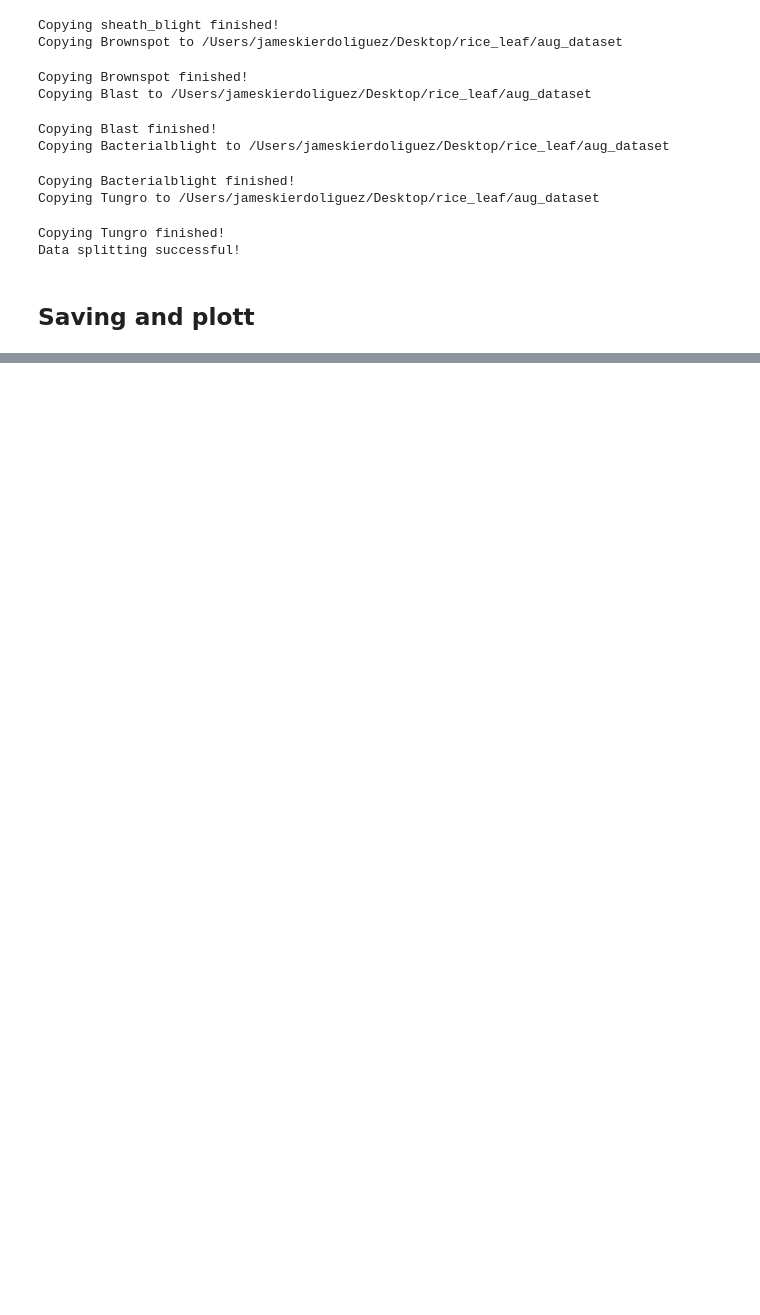
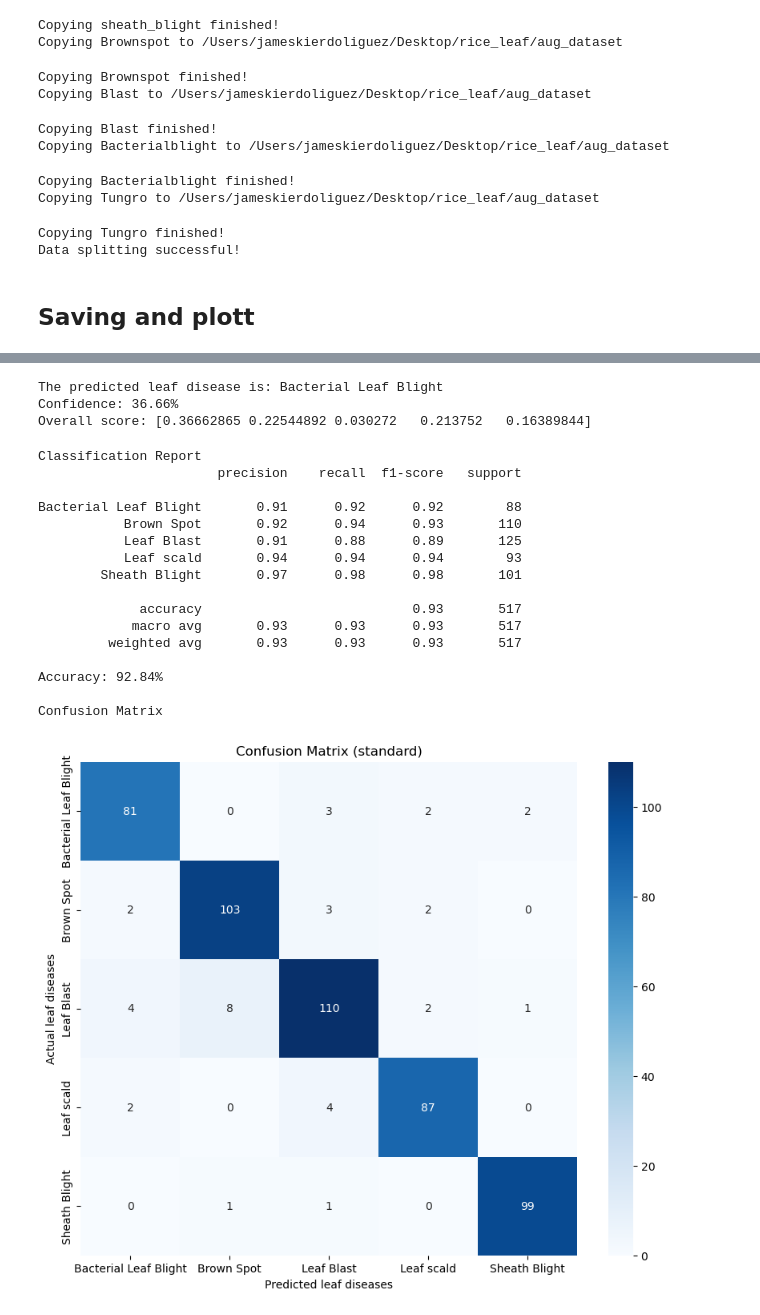
Before and after one commit to Toki001/thesis, a Jupyter notebook: Thesis_Torch-based.ipynb, the cells around one changed output, grey strips where cells are left out. Drawn from its saved outputs; the diff is of its cells as text; code cells hidden in the pictures; blank space fills up the shorter version.

```diff
--- a/Thesis_Torch-based.ipynb
+++ b/Thesis_Torch-based.ipynb
@@ -57,19 +57,18 @@ from albumentations.pytorch import ToTensorV2
 training_pipeline = A.Compose([
 
     A.Resize(height=224, width=224),
-    A.RandomCrop(height=180, width=180, p=1.0),
-    A.Resize(height=224, width=224),
+    A.RandomResizedCrop(size=(224, 224), scale=(0.8, 1.0), p=1.0),
     A.HorizontalFlip(p=0.5),
     A.VerticalFlip(p=0.5),
-    A.Rotate(limit=45, p=0.4),
+    A.Rotate(limit=40, p=0.7),
+    A.GridDistortion(p=0.3),
 
-    A.RandomBrightnessContrast(brightness_limit=(-0.3, 0.3), contrast_limit=(-0.2, 0.2), p=0.4),
+    A.RandomBrightnessContrast(brightness_limit=(-0.3, 0.3), contrast_limit=(-0.2, 0.2), p=0.5),
     A.ColorJitter(brightness=0.2, contrast=0.2, saturation=0.2, hue=0.2, p=0.4),
 
     A.OneOf([
         A.GaussNoise(std_range=(0.1, 0.2), per_channel=True, p=0.4),
-        A.RandomRain(slant_range=(-15, 15), drop_length=15, drop_width=1, rain_type="default", blur_value=7, p=0.4),
-        A.CoarseDropout(num_holes_range=(1, 3), hole_height_range=(0.1, 0.25), hole_width_range=(0.1, 0.25), fill=0, p=0.4)
+        A.CoarseDropout(num_holes_range=(1, 8), hole_height_range=(0.1, 0.25), hole_width_range=(0.1, 0.25), fill=0, p=0.5)
     ], p=0.5),
 
     A.Normalize(mean=(0.485, 0.456, 0.406), std=(0.229, 0.224, 0.225)),
@@ -935,0 +1045,44 @@ Confusion Matrix
+# %%
+import torchvision.models as models
+
+classes_names = train_set.classes
+if torch.cuda.is_available():
+    hardware = torch.device("cuda")
+elif torch.backends.mps.is_available():
+    hardware = torch.device("mps")
+else:
+    hardware = torch.device("cpu")
+model_inference = LeafDiseaseClassifierShuffleNetV2(num_classes=len(classes_names))
+model_inference.load_state_dict(torch.load(
+    '/Users/jameskierdoliguez/Desktop/models/ShuffleNetV2/ShuffleNetV2_rice_leaf_disease_classificationV1.pt', map_location=hardware))
+image_path = '/Users/jameskierdoliguez/Documents/Rice_Leaf_Diease/train/bacterial_leaf_blight/bacterial_leaf_blight680.jpg'
+unrelated = '/Users/jameskierdoliguez/Downloads/FELV-cat.jpg'
+
+leaf_disease, confidence_score, over_all_scores = predict_single_image(model=model_inference, image_path=image_path, classes=classes_names, transform=validation_pipeline, device=hardware)
+
+print(f"The predicted leaf disease is: {leaf_disease}")
+print(f"Confidence: {confidence_score * 100:.2f}%")
+print(f"Overall score: {over_all_scores}")
+
+true, pred = eval_metrics(model_inference, test_loader, classes_names, hardware)
+# %% [output]
+The predicted leaf disease is: Bacterial Leaf Blight
+Confidence: 36.66%
+Overall score: [0.36662865 0.22544892 0.030272   0.213752   0.16389844]
+Classification Report
+                       precision    recall  f1-score   support
+
+Bacterial Leaf Blight       0.91      0.92      0.92        88
+           Brown Spot       0.92      0.94      0.93       110
+           Leaf Blast       0.91      0.88      0.89       125
+           Leaf scald       0.94      0.94      0.94        93
+        Sheath Blight       0.97      0.98      0.98       101
+
+             accuracy                           0.93       517
+            macro avg       0.93      0.93      0.93       517
+         weighted avg       0.93      0.93      0.93       517
+
+Accuracy: 92.84%
+
+Confusion Matrix
+[figure, added]
```
Also changed, not shown: parts of 14 cells of this notebook.
